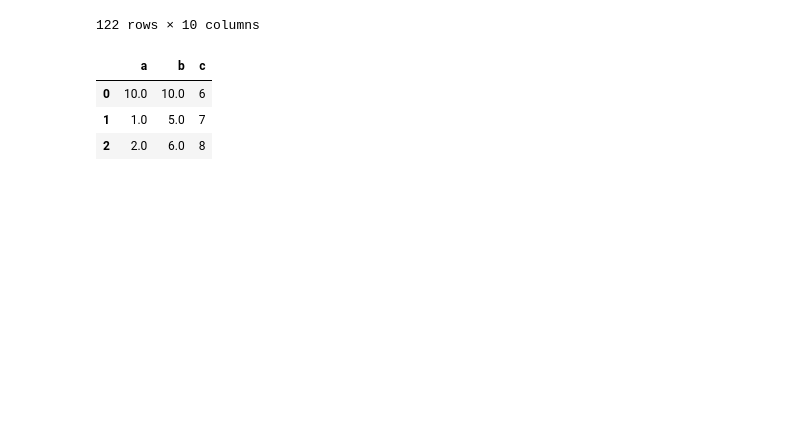
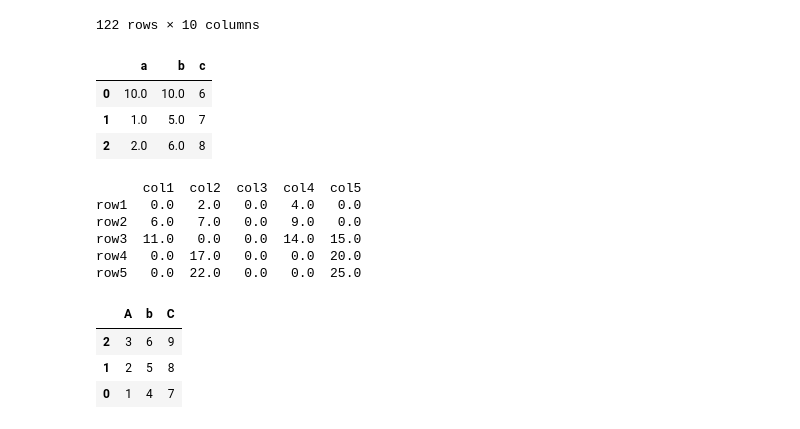
Before and after one commit to ljw971125/Python, a Jupyter notebook: pandas.ipynb, the cells around one changed output. Saved outputs shown, nothing was run; the diff lists cells and outputs as text; code cells hidden in the pictures; blank space fills up the shorter version.

```diff
--- a/pandas.ipynb
+++ b/pandas.ipynb
@@ -882,4 +882,30 @@ data
 | 1 | 1.0 | 5.0 | 7 |
 | 2 | 2.0 | 6.0 | 8 |
 # %%
-data=pd.DataFrame({'a':[np.NaN,1,2],'b':[np.NaN,3,4],'b':[np.NaN,5,6],'c':[6,7,8]})
+col  = ['col1','col2','col3','col4','col5']
+row  = ['row1','row2','row3','row4','row5']
+na = np.nan
+data = [[na, 2,na, 4,na],
+        [ 6, 7,na, 9,na],
+        [11,na,na,14,15],
+        [na,17,na,na,20],
+        [na,22,na,na,25]]
+df = pd.DataFrame(data,row,col)
+print(df.fillna(0)) #fillna는 nan값을 입력값으로 채워주는 역할ㅎ
+# %% [output]
+      col1  col2  col3  col4  col5
+row1   0.0   2.0   0.0   4.0   0.0
+row2   6.0   7.0   0.0   9.0   0.0
+row3  11.0   0.0   0.0  14.0  15.0
+row4   0.0  17.0   0.0   0.0  20.0
+row5   0.0  22.0   0.0   0.0  25.0
+# %%
+data=pd.DataFrame({'A':[1,2,3],'b':[4,5,6],'C':[7,8,9]})
+data.sort_index()
+data.sort_index(ascending=False)
+data.sort_index(axis=1,ascending=False)
+# %% [output]
+|  | A | b | C |
+| 2 | 3 | 6 | 9 |
+| 1 | 2 | 5 | 8 |
+| 0 | 1 | 4 | 7 |
```
